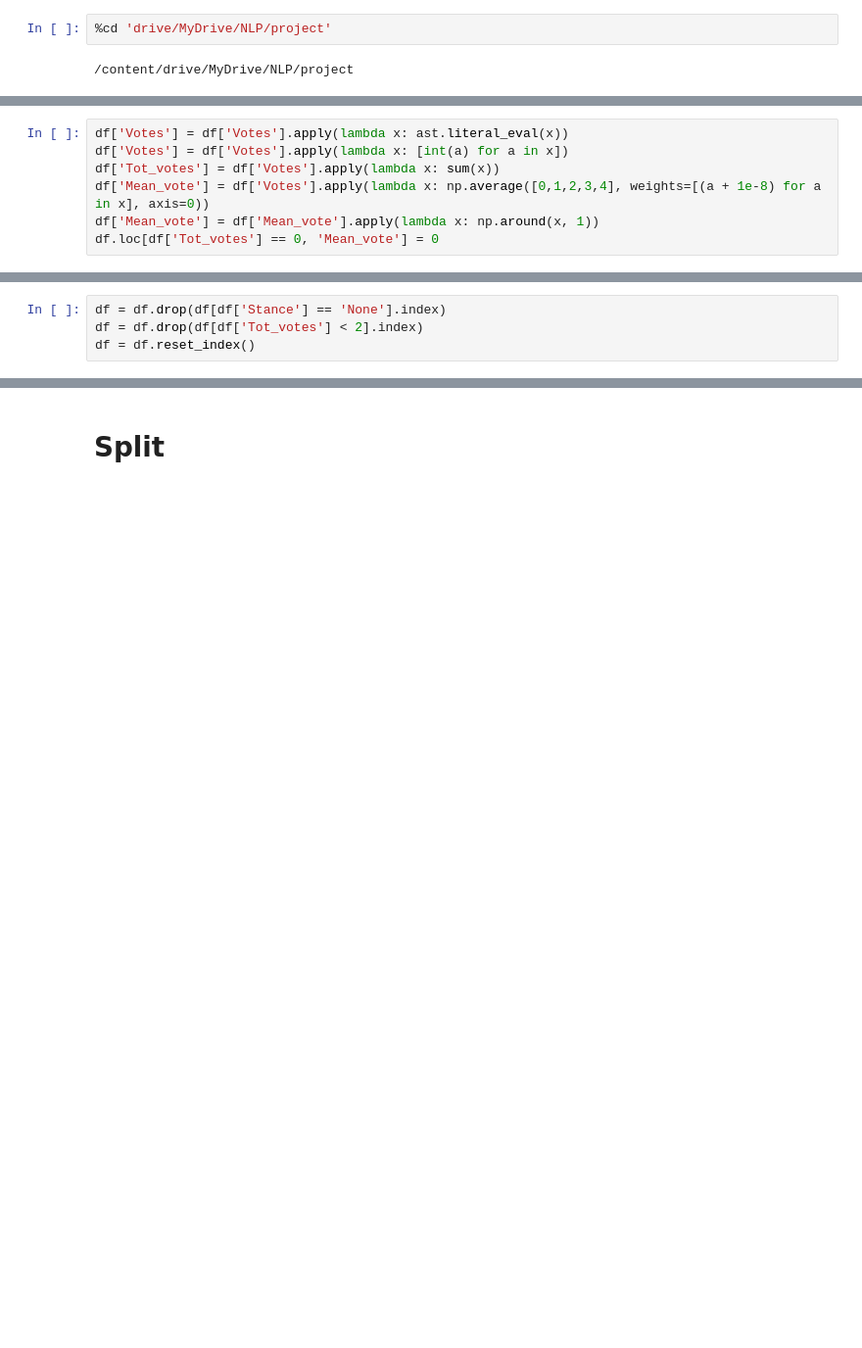
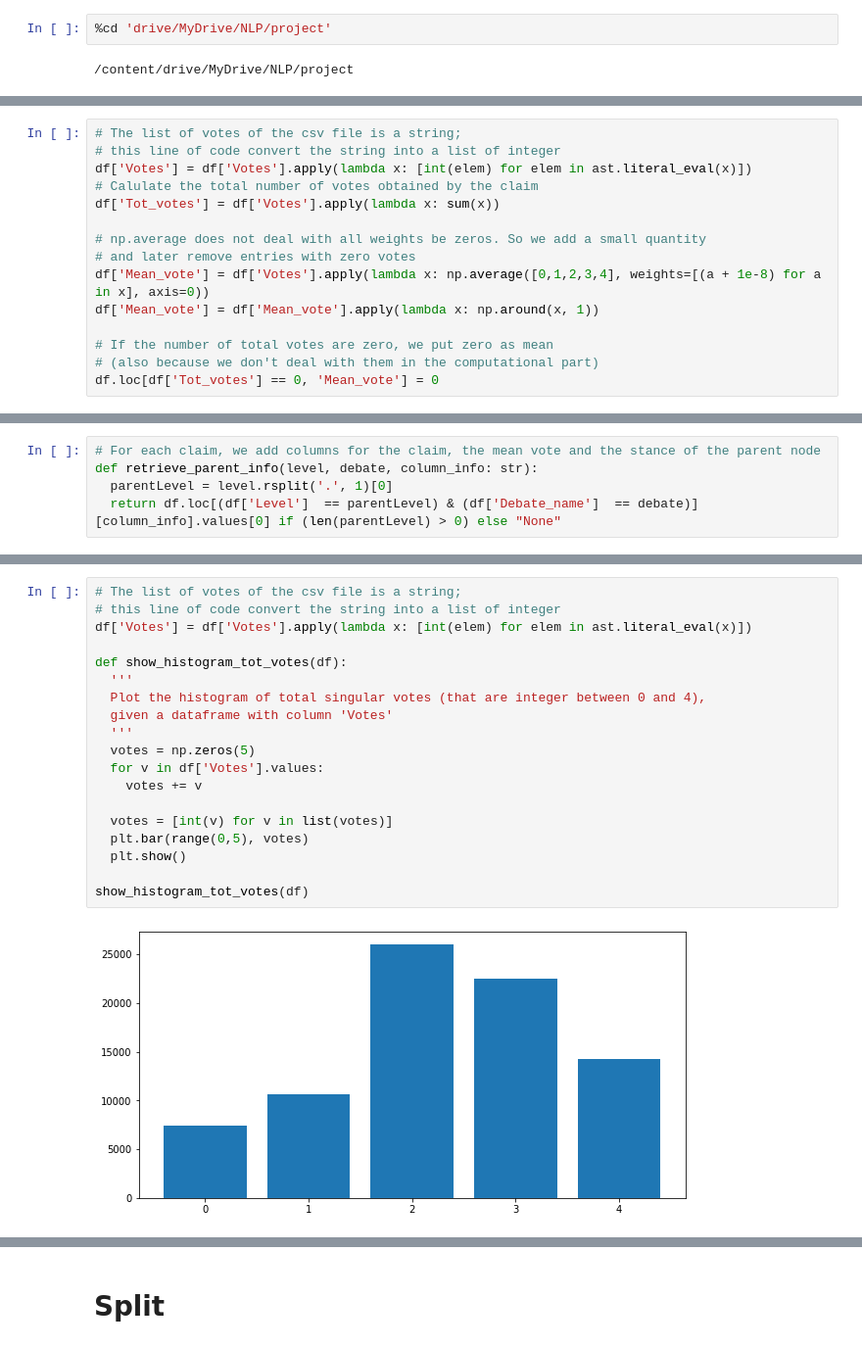
Before and after one commit to FedeSpu/argumentative-debates, a Jupyter notebook: argumentative-debates.ipynb, the cells around one changed output, grey strips where cells are left out. Shown at 98% size. Drawn from its saved outputs; the diff is of its cells as text; blank space fills up the shorter version.

```diff
--- a/argumentative-debates.ipynb
+++ b/argumentative-debates.ipynb
@@ -88,7 +125,15 @@ df
 # %%
-df['Votes'] = df['Votes'].apply(lambda x: ast.literal_eval(x))
-df['Votes'] = df['Votes'].apply(lambda x: [int(a) for a in x])
+# The list of votes of the csv file is a string;
+# this line of code convert the string into a list of integer
+df['Votes'] = df['Votes'].apply(lambda x: [int(elem) for elem in ast.literal_eval(x)])
+# Calulate the total number of votes obtained by the claim
 df['Tot_votes'] = df['Votes'].apply(lambda x: sum(x))
+
+# np.average does not deal with all weights be zeros. So we add a small quantity
+# and later remove entries with zero votes
 df['Mean_vote'] = df['Votes'].apply(lambda x: np.average([0,1,2,3,4], weights=[(a + 1e-8) for a in x], axis=0))
 df['Mean_vote'] = df['Mean_vote'].apply(lambda x: np.around(x, 1))
+
+# If the number of total votes are zero, we put zero as mean
+# (also because we don't deal with them in the computational part)
 df.loc[df['Tot_votes'] == 0, 'Mean_vote'] = 0
@@ -111,4 +140,5 @@ df["Parent_stance"] = df.apply(lambda row: retrieve_parent_stance(row['Level'],
-# %%
-df = df.drop(df[df['Stance'] == 'None'].index)
-df = df.drop(df[df['Tot_votes'] < 2].index)
-df = df.reset_index()
+# %%
+# For each claim, we add columns for the claim, the mean vote and the stance of the parent node
+def retrieve_parent_info(level, debate, column_info: str):
+  parentLevel = level.rsplit('.', 1)[0]
+  return df.loc[(df['Level']  == parentLevel) & (df['Debate_name']  == debate)][column_info].values[0] if (len(parentLevel) > 0) else "None"
@@ -114,0 +163,21 @@ df = df.reset_index()
+# %%
+# The list of votes of the csv file is a string;
+# this line of code convert the string into a list of integer
+df['Votes'] = df['Votes'].apply(lambda x: [int(elem) for elem in ast.literal_eval(x)])
+
+def show_histogram_tot_votes(df):
+  '''
+  Plot the histogram of total singular votes (that are integer between 0 and 4),
+  given a dataframe with column 'Votes'
+  '''
+  votes = np.zeros(5)
+  for v in df['Votes'].values:
+    votes += v
+
+  votes = [int(v) for v in list(votes)]
+  plt.bar(range(0,5), votes)
+  plt.show()
+
+show_histogram_tot_votes(df)
+# %% [output]
+[figure, added]
```
Also changed, not shown: parts of 117 cells of this notebook.
